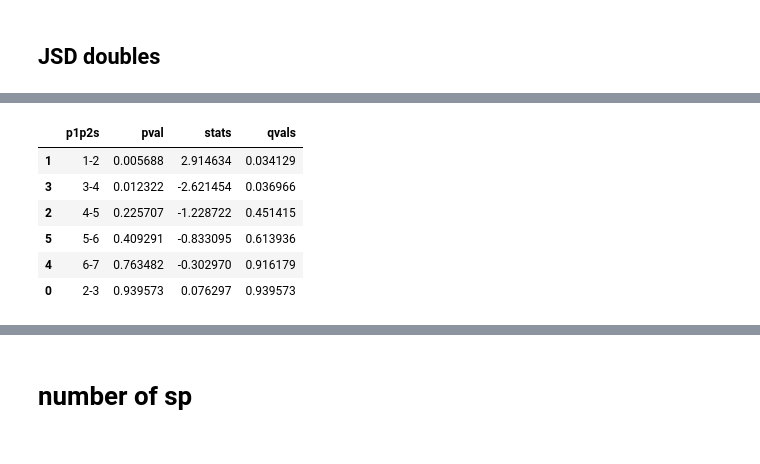
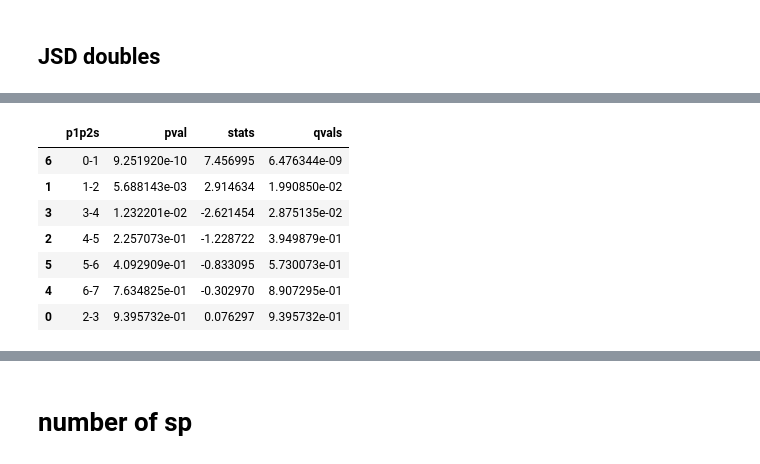
Before and after one commit to sophiejwalton/coalescence-pilot-mgx, a Jupyter notebook: workflow/analysis/coalescence_JSD_fig2.ipynb, the cells around one changed output, grey strips where cells are left out. Saved outputs shown, nothing was run; the diff lists cells and outputs as text; code cells hidden in the pictures.

```diff
--- a/workflow/analysis/coalescence_JSD_fig2.ipynb
+++ b/workflow/analysis/coalescence_JSD_fig2.ipynb
@@ -531,6 +571,23 @@ df.sort_values(by='qvals')
 df_abun = pd.read_csv('e003_coalescence_metadata_round4_abundances.csv')
 df_abun['AC']=df_abun['parent_subjects'].transform(lambda x: 'AC' in x)
 df_abun=df_abun.loc[~df_abun['AC'],:]
+df_abun_get_alpha = df_abun.loc[df_abun['relative_abundance']>=1e-3,:]#.drop(columns='Unnamed:0')
+df_abun_get_alpha['counts']=1
+df_abun_get_alpha = df_abun_get_alpha.groupby(['sample','mesocosm','passage','inoculumn_sample','type_mesocosm']).sum(numeric_only=True).reset_index()
+df_abun_get_alpha['subjects'] = df_abun_get_alpha['type_mesocosm'].transform(lambda x: '-'.join(x.split('-')[:2]))
+df_abun_get_alpha['env'] = df_abun_get_alpha['type_mesocosm'].transform(lambda x: '-'.join(x.split('-')[2:]))
+bad_samples = df_abun_get_alpha.loc[df_abun_get_alpha['counts']<20,:]
+bad_samples
+df_abund = df_abun.loc[~df_abun['sample'].isin(bad_samples),:]
+df_abun.columns.values
+
+#.loc[df_coal['mesocosm']=='A4-AA-AE-mBHI-mGAM',:]
+df_abun.loc[df_abun['mesocosm']=='A4-AA-AE-mBHI-mGAM','inoculumn_sample'] = 'A4-e003Coalescence-mBHI-inoculumn-redo'
+df_abun.loc[df_abun['mesocosm']=='C5-AE-AF-mBHI-mGAM','inoculumn_sample'] = 'C5-e003Coalescence-mBHI-inoculumn-redo'
+df_abun.loc[df_abun['mesocosm']=='D8-AA-AF-mGAM-mGAM','inoculumn_sample'] = 'D2-e003Coalescence-Inoculumn-mGAM'
+df_abun.loc[df_abun['mesocosm']=='A10-AA-AE-mGAM-mGAM','inoculumn_sample']='A4-e003Coalescence-Inoculumn-mGAM'
+df_abun.loc[df_abun['mesocosm']=='H8-AA-AF-mGAM-mGAM','inoculumn_sample']='D2-e003Coalescence-Inoculumn-mGAM'
+#df_coal.to_csv('e003_coalescence_metadata_round4_good.csv')
 # %%
 
 sample1s = []
@@ -539,6 +596,7 @@ mesocosm = []
 JSDs = []
 for type_meso in df_abun['mesocosm'].unique():
     df_abun_type_meso = df_abun.loc[df_abun['mesocosm'] == type_meso,:]
+    in_sample = df_abun_type_meso['inoculumn_sample'].values[0]
     good_samples = list(df_abun_type_meso['sample'].unique()) + [in_sample]
 
 
@@ -611,37 +670,38 @@ Before legend properties can be set, you must add a Legend explicitly, or call a
 # %%
 import itertools
 from scipy.stats import false_discovery_control
 import scipy.stats
 def statistic(x, y):
     return np.median(x) - np.median(y)
 
 from scipy.stats import permutation_test
 p1p2s=[]
 pvalues = []
 stats = []
 for p1p2 in df_pairwise_JSD_good['passage1-passage2'].unique():
-    if p1p2[0]=='0':
-        continue
+ #   if p1p2[0]=='0':
+  #      continue
 
     p1p2_df =  df_pairwise_JSD_good.loc[df_pairwise_JSD_good['passage1-passage2']==p1p2,:]
     x=p1p2_df.loc[p1p2_df['mswitch']=='T','JSD'].values
     y=p1p2_df.loc[p1p2_df['mswitch']=='F','JSD'].values
     p1p2s.append(p1p2)
 
    # res = permutation_test((x,y),statistic, vectorized=False,permutation_type='independent',
     #                   n_resamples=10000, alternative='greater')
     res = scipy.stats.ttest_ind(x,y)
     pvalues.append(res.pvalue)
     stats.append(res.statistic)
 qvals = false_discovery_control(pvalues)
 df = pd.DataFrame({'p1p2s':p1p2s,
                    'pval':pvalues ,'stats':stats,'qvals':qvals})
 df.sort_values(by='qvals')
 # %% [output]
 |  | p1p2s | pval | stats | qvals |
-| 1 | 1-2 | 0.005688 | 2.914634 | 0.034129 |
-| 3 | 3-4 | 0.012322 | -2.621454 | 0.036966 |
-| 2 | 4-5 | 0.225707 | -1.228722 | 0.451415 |
-| 5 | 5-6 | 0.409291 | -0.833095 | 0.613936 |
-| 4 | 6-7 | 0.763482 | -0.302970 | 0.916179 |
-| 0 | 2-3 | 0.939573 | 0.076297 | 0.939573 |
+| 6 | 0-1 | 9.251920e-10 | 7.456995 | 6.476344e-09 |
+| 1 | 1-2 | 5.688143e-03 | 2.914634 | 1.990850e-02 |
+| 3 | 3-4 | 1.232201e-02 | -2.621454 | 2.875135e-02 |
+| 2 | 4-5 | 2.257073e-01 | -1.228722 | 3.949879e-01 |
+| 5 | 5-6 | 4.092909e-01 | -0.833095 | 5.730073e-01 |
+| 4 | 6-7 | 7.634825e-01 | -0.302970 | 8.907295e-01 |
+| 0 | 2-3 | 9.395732e-01 | 0.076297 | 9.395732e-01 |
```
Also changed, not shown: parts of 26 cells of this notebook, 21 other files.
